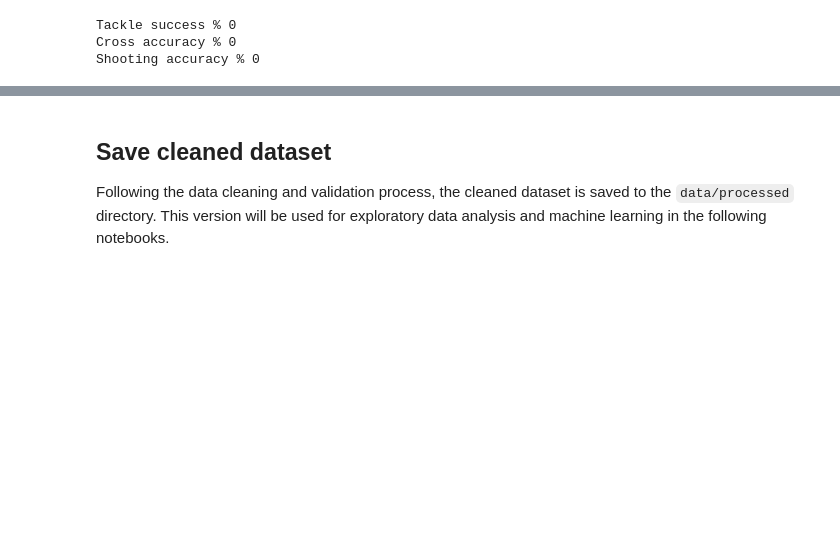
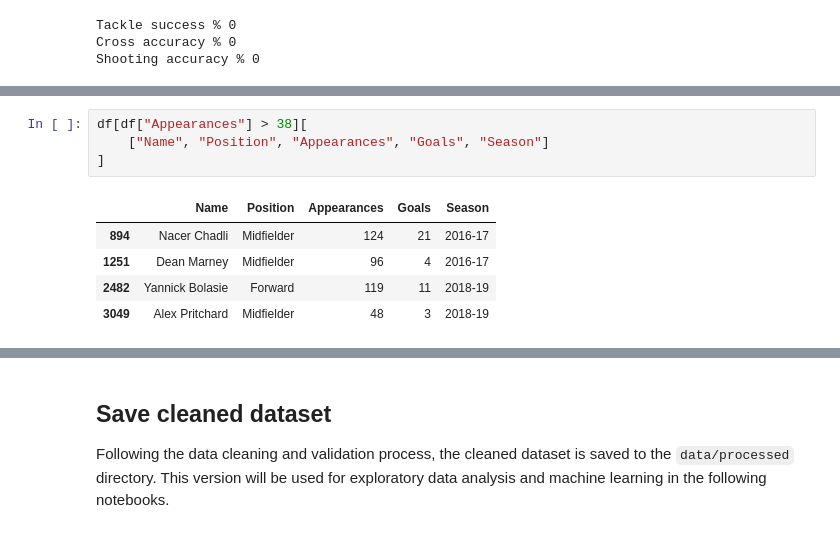
Before and after one commit to garethrogers28/premier-league-predictor, a Jupyter notebook: jupyter_notebooks/02_Data_Cleaning.ipynb, the cells around one changed output, grey strips where cells are left out. Saved outputs shown, nothing was run; the diff lists cells and outputs as text; blank space fills up the shorter version.

```diff
--- a/jupyter_notebooks/02_Data_Cleaning.ipynb
+++ b/jupyter_notebooks/02_Data_Cleaning.ipynb
@@ -921,0 +928,10 @@ Shooting accuracy % 0
+# %%
+df[df["Appearances"] > 38][
+    ["Name", "Position", "Appearances", "Goals", "Season"]
+]
+# %% [output]
+|  | Name | Position | Appearances | Goals | Season |
+| 894 | Nacer Chadli | Midfielder | 124 | 21 | 2016-17 |
+| 1251 | Dean Marney | Midfielder | 96 | 4 | 2016-17 |
+| 2482 | Yannick Bolasie | Forward | 119 | 11 | 2018-19 |
+| 3049 | Alex Pritchard | Midfielder | 48 | 3 | 2018-19 |
```
Also changed, not shown: parts of 6 cells of this notebook, 3 other files.
